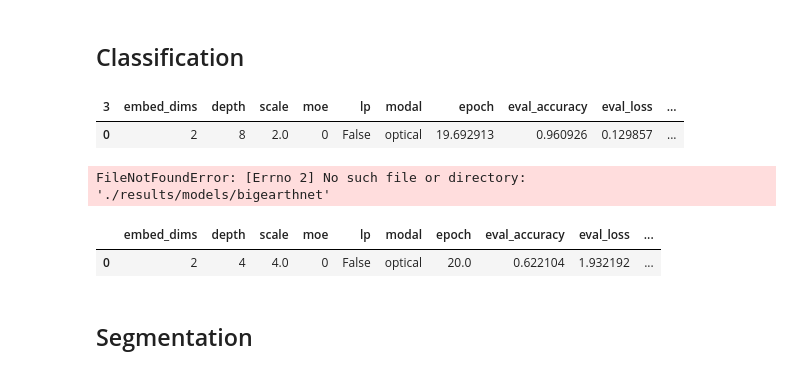
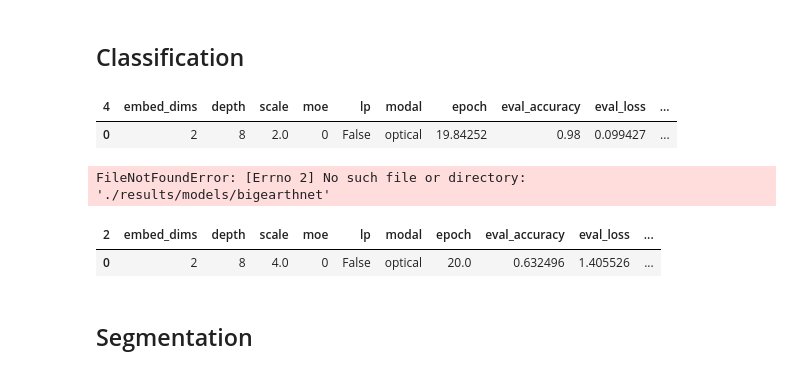
Before and after one commit to uiuctml/GeospatialFM, a Jupyter notebook: collect_results.ipynb, the cells around one changed output. Cells and saved outputs as stored; diff of their text form; code cells hidden in the pictures.

```diff
--- a/collect_results.ipynb
+++ b/collect_results.ipynb
@@ -27,6 +27,8 @@ def collect_results(model_name, dataset, metric_name, filter_key:dict=None):
 
     df_all = []
     for dir in os.listdir(dataset_dir):
+        if model_name not in dir:
+            continue
         target_file = os.path.join(dataset_dir, dir, "test_results.json")
         try:
             with open(target_file, 'r') as f:
@@ -88,12 +90,12 @@ def collect_results(model_name, dataset, metric_name, filter_key:dict=None):
 # %%
 dataset = 'eurosat'
 metric_name = 'eval_accuracy'
 
-df_all, df_all_stat = collect_results(model_name, dataset, metric_name, filter_key={"lp": False, "scale": 2.0, "ckpt": 73800})
+df_all, df_all_stat = collect_results(model_name, dataset, metric_name, filter_key={"lp": False, "scale": 2.0, "ckpt": 94200})
 df_all_stat
 # %% [output]
-| 3 | embed_dims | depth | scale | moe | lp | modal | epoch | eval_accuracy | eval_loss | ... |
-| 0 | 2 | 8 | 2.0 | 0 | False | optical | 19.692913 | 0.960926 | 0.129857 | ... |
+| 4 | embed_dims | depth | scale | moe | lp | modal | epoch | eval_accuracy | eval_loss | ... |
+| 0 | 2 | 8 | 2.0 | 0 | False | optical | 19.84252 | 0.98 | 0.099427 | ... |
 # %%
 dataset = 'bigearthnet'
 metric_name = 'eval_micro_mAP'
@@ -136,11 +138,11 @@ FileNotFoundError: [Errno 2] No such file or directory: './results/models/bigear
 dataset = 'so2sat'
 metric_name = 'eval_accuracy'
 
-df_all, df_all_stat = collect_results(model_name, dataset, metric_name, filter_key={"lp": False, "scale": 4.0, "ckpt": 73800})
+df_all, df_all_stat = collect_results(model_name, dataset, metric_name, filter_key={"lp": False, "scale": 4.0, "ckpt": 94200})
 df_all_stat
 # %% [output]
-|  | embed_dims | depth | scale | moe | lp | modal | epoch | eval_accuracy | eval_loss | ... |
-| 0 | 2 | 4 | 4.0 | 0 | False | optical | 20.0 | 0.622104 | 1.932192 | ... |
+| 2 | embed_dims | depth | scale | moe | lp | modal | epoch | eval_accuracy | eval_loss | ... |
+| 0 | 2 | 8 | 4.0 | 0 | False | optical | 20.0 | 0.632496 | 1.405526 | ... |
 # %% [markdown]
 ## Segmentation
 # %%
```
Also changed, not shown: parts of 6 cells of this notebook.
